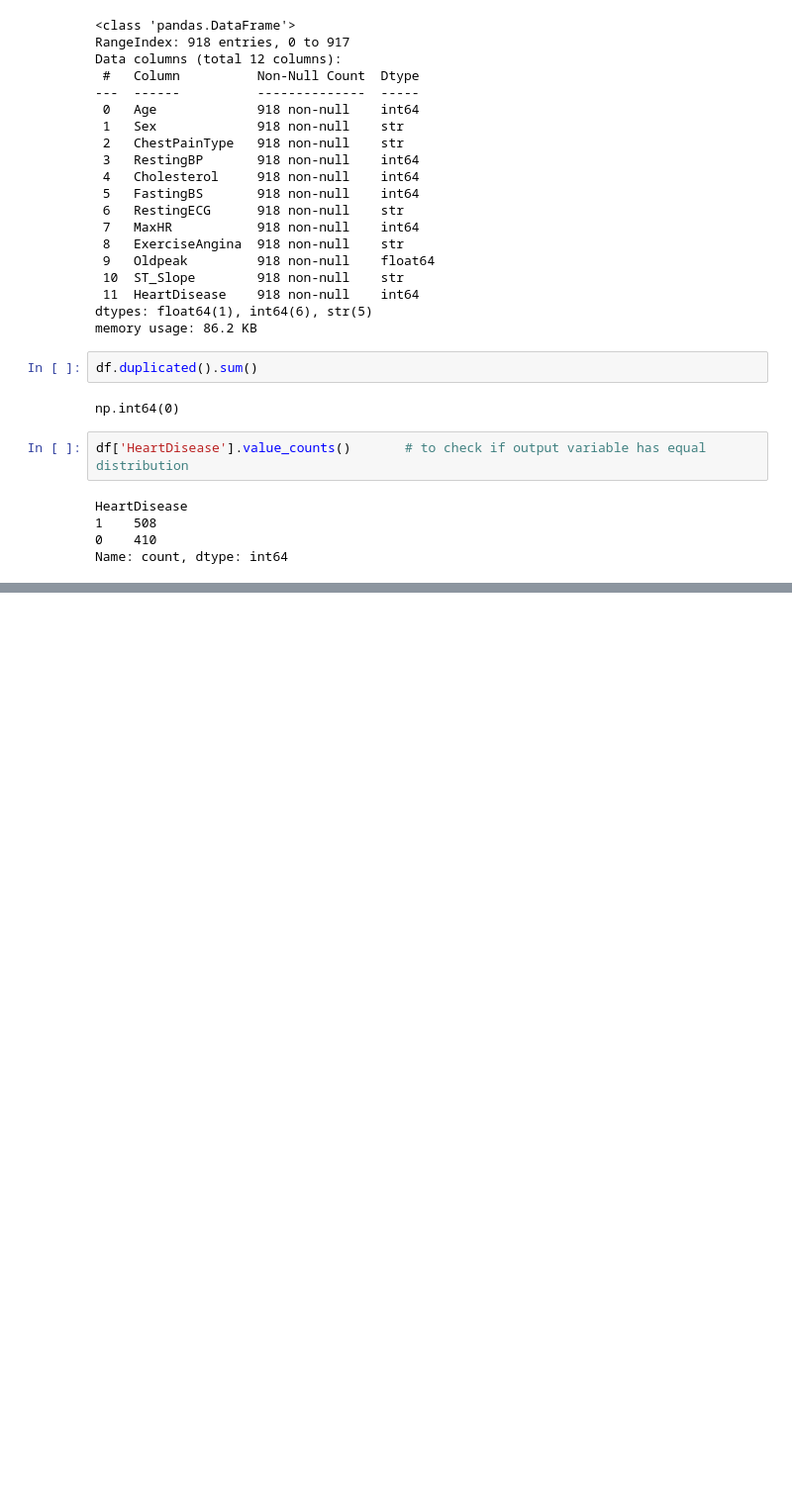
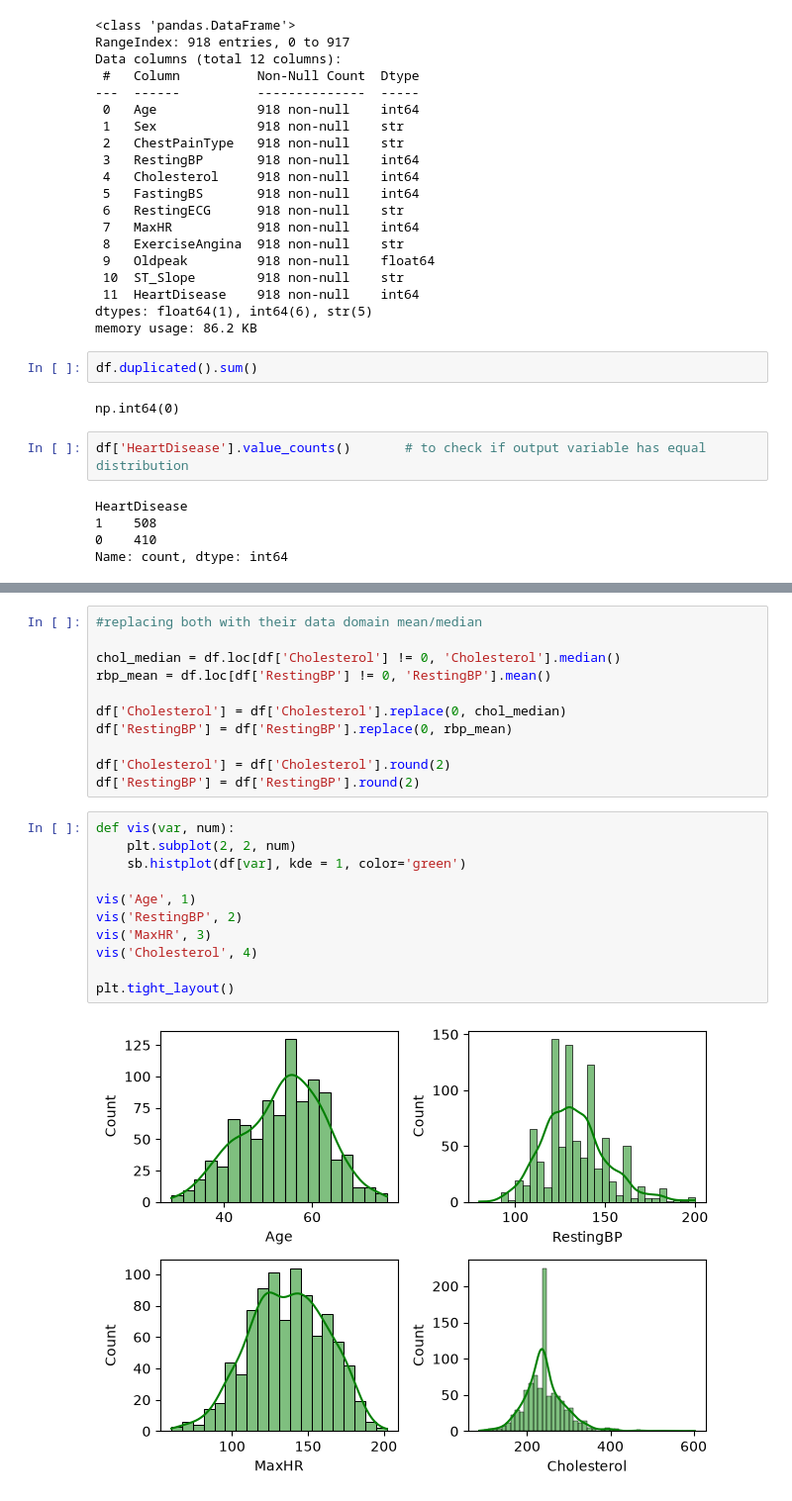
Before and after one commit to prajjwal14141/machine-learning, a Jupyter notebook: 2-Machine Learning/Projects/2-heartDiseasePredictor/heart.ipynb, the cells around one changed output, grey strips where cells are left out. Shown at 99% size. Saved outputs shown, nothing was run; the diff lists cells and outputs as text; blank space fills up the shorter version.

```diff
--- a/2-Machine Learning/Projects/2-heartDiseasePredictor/heart.ipynb
+++ b/2-Machine Learning/Projects/2-heartDiseasePredictor/heart.ipynb
@@ -57,0 +73,24 @@ sb.barplot(df['HeartDisease'].value_counts())
+# %%
+#replacing both with their data domain mean/median
+
+chol_median = df.loc[df['Cholesterol'] != 0, 'Cholesterol'].median()
+rbp_mean = df.loc[df['RestingBP'] != 0, 'RestingBP'].mean()
+
+df['Cholesterol'] = df['Cholesterol'].replace(0, chol_median)
+df['RestingBP'] = df['RestingBP'].replace(0, rbp_mean)
+
+df['Cholesterol'] = df['Cholesterol'].round(2)
+df['RestingBP'] = df['RestingBP'].round(2)
+# %%
+def vis(var, num):
+    plt.subplot(2, 2, num)
+    sb.histplot(df[var], kde = 1, color='green')
+
+vis('Age', 1)
+vis('RestingBP', 2)
+vis('MaxHR', 3)
+vis('Cholesterol', 4)
+
+plt.tight_layout()
+# %% [output]
+[figure, added]
```
Also changed, not shown: parts of 4 cells of this notebook.
